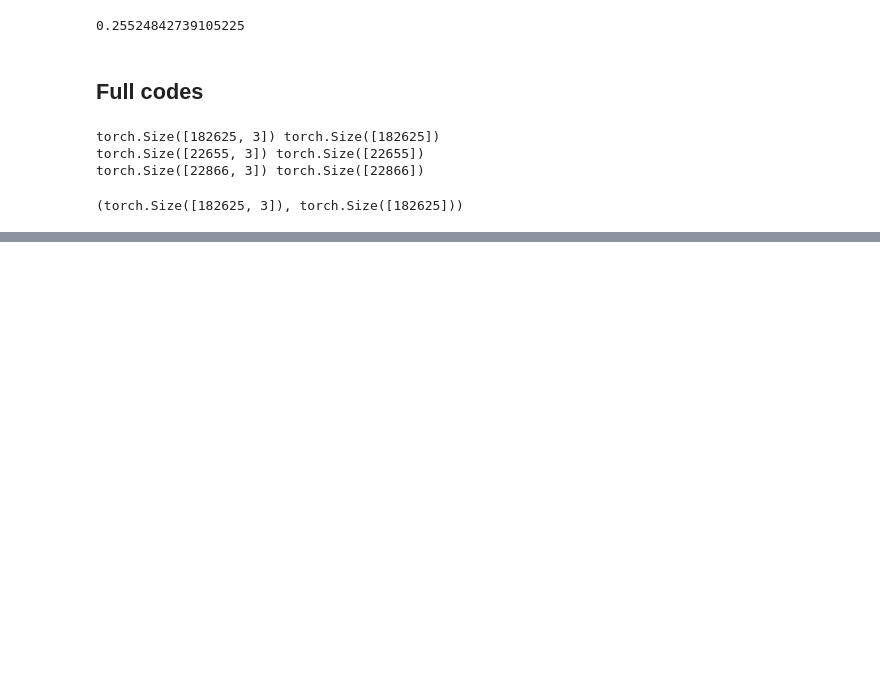
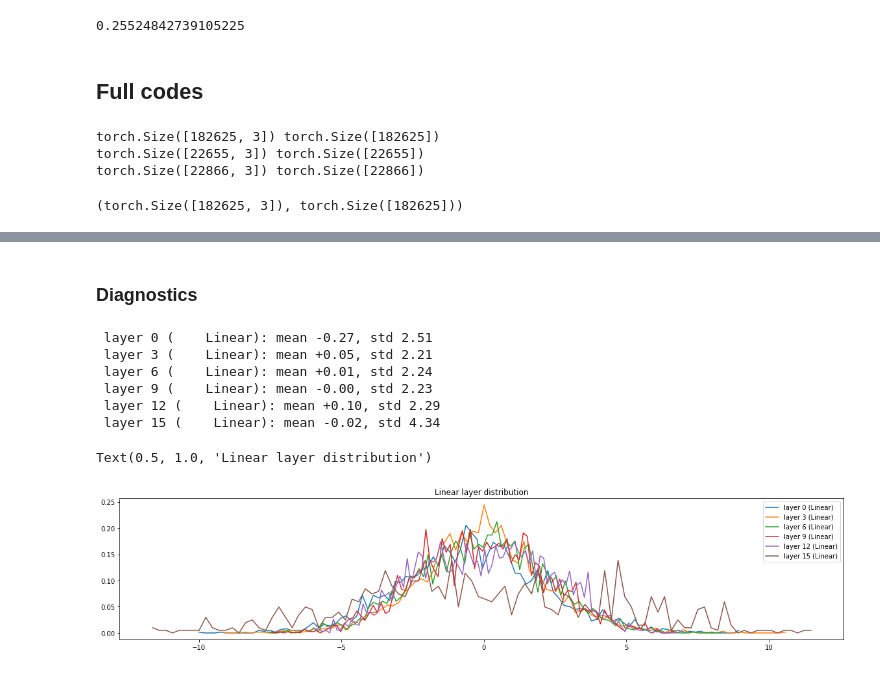
Before and after one commit to tungika91/makemore, a Jupyter notebook: makemore_MLP.ipynb, the cells around one changed output, grey strips where cells are left out. Cells and saved outputs as stored; diff of their text form; code cells hidden in the pictures; blank space fills up the shorter version.

```diff
--- a/makemore_MLP.ipynb
+++ b/makemore_MLP.ipynb
@@ -389,0 +649,2 @@ loss_dev.item()
+# %%
+block_size = 4
@@ -389,0 +681,30 @@ loss_dev.item()
+# %%
+n_embd = 10                                         # the dimensionality of the character embedding vectors
+n_hidden = 100                                      # the no. of neurons in the hidden layer of the MLP
+vocab_size = 27
+g = torch.Generator().manual_seed(2147483657)       # for reproducibility
+
+C = torch.randn((vocab_size, n_embd), generator=g)
+layers = [
+    Linear(fan_in=(n_embd * block_size), fan_out=n_hidden),     BatchNorm1d(n_hidden),      Tanh(),
+    Linear(fan_in=n_hidden,              fan_out=n_hidden),     BatchNorm1d(n_hidden),      Tanh(),
+    Linear(fan_in=n_hidden,              fan_out=n_hidden),     BatchNorm1d(n_hidden),      Tanh(),
+    Linear(fan_in=n_hidden,              fan_out=n_hidden),     BatchNorm1d(n_hidden),      Tanh(),
+    Linear(fan_in=n_hidden,              fan_out=n_hidden),     BatchNorm1d(n_hidden),      Tanh(),
+    Linear(fan_in=n_hidden,              fan_out=vocab_size),   BatchNorm1d(vocab_size),
+]
+
+with torch.no_grad():
+    # last layer: make less conffident
+    #layers[-1].weight *= 0.1
+    layers[-1].gamma *= 0.1 # weight equivalent on batchNorm layer
+    # all other layers: apply gain
+    for layer in layers[:-1]:
+        if isinstance(layer, Linear):
+            layer.weight *= 5/3                  # gain value for Tanh
+
+parameters = [C] + [p for layer in layers for p in layer.parameters()]
+print(sum(p.nelement() for p in parameters))         # no. of parameters in total
+
+for p in parameters:
+    p.requires_grad = True
@@ -389,0 +779,24 @@ loss_dev.item()
+# %% [markdown]
+### Diagnostics
+# %%
+# visualize histograms
+plt.figure(figsize=(20,4))
+legends = []
+for i, layer in enumerate(layers[:-1]):
+    if isinstance(layer, Linear):
+        t = layer.out
+        print(' layer %d (%10s): mean %+.2f, std %.2f' % (i, layer.__class__.__name__, t.mean(), t.std()))
+        hy, hx = torch.histogram(t, density=True)
+        plt.plot(hx[:-1].detach(), hy.detach())
+        legends.append(f'layer {i} ({layer.__class__.__name__})')
+plt.legend(legends)
+plt.title('Linear layer distribution')
+# %% [output]
+ layer 0 (    Linear): mean -0.27, std 2.51
+ layer 3 (    Linear): mean +0.05, std 2.21
+ layer 6 (    Linear): mean +0.01, std 2.24
+ layer 9 (    Linear): mean -0.00, std 2.23
+ layer 12 (    Linear): mean +0.10, std 2.29
+ layer 15 (    Linear): mean -0.02, std 4.34
+Text(0.5, 1.0, 'Linear layer distribution')
+[figure, added]
```
Also changed, not shown: parts of 51 cells of this notebook, 1 other file.
